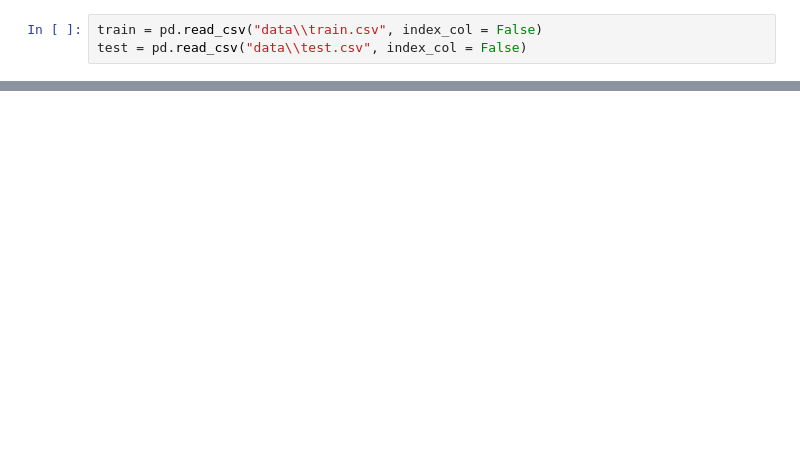
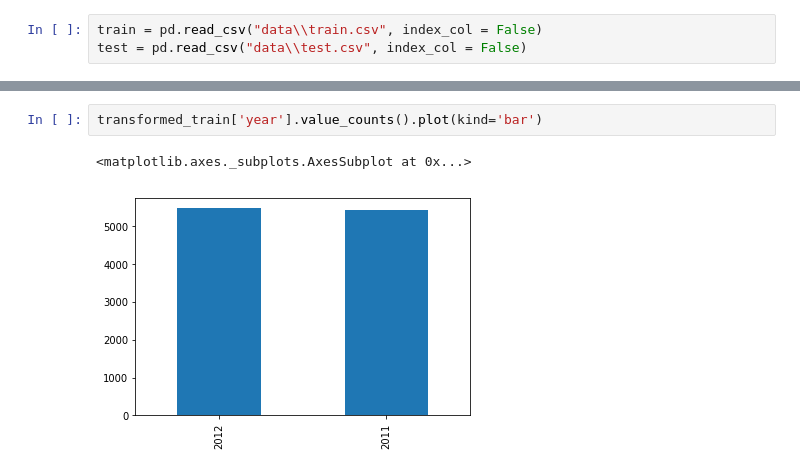
Before and after one commit to demilev/machine-learning-fmi, a Jupyter notebook: models/bike-sharing/bike-sharing.ipynb, the cells around one changed output, grey strips where cells are left out. Saved outputs shown, nothing was run; the diff lists cells and outputs as text; blank space fills up the shorter version.

```diff
--- a/models/bike-sharing/bike-sharing.ipynb
+++ b/models/bike-sharing/bike-sharing.ipynb
@@ -253,0 +236,5 @@ for a in [10e6, 10e7, 10e8, 10e9, 10e10]:
+# %%
+transformed_train['year'].value_counts().plot(kind='bar')
+# %% [output]
+<matplotlib.axes._subplots.AxesSubplot at 0x...>
+[figure, added]
```
Also changed, not shown: parts of 128 cells of this notebook, 2 other files.
